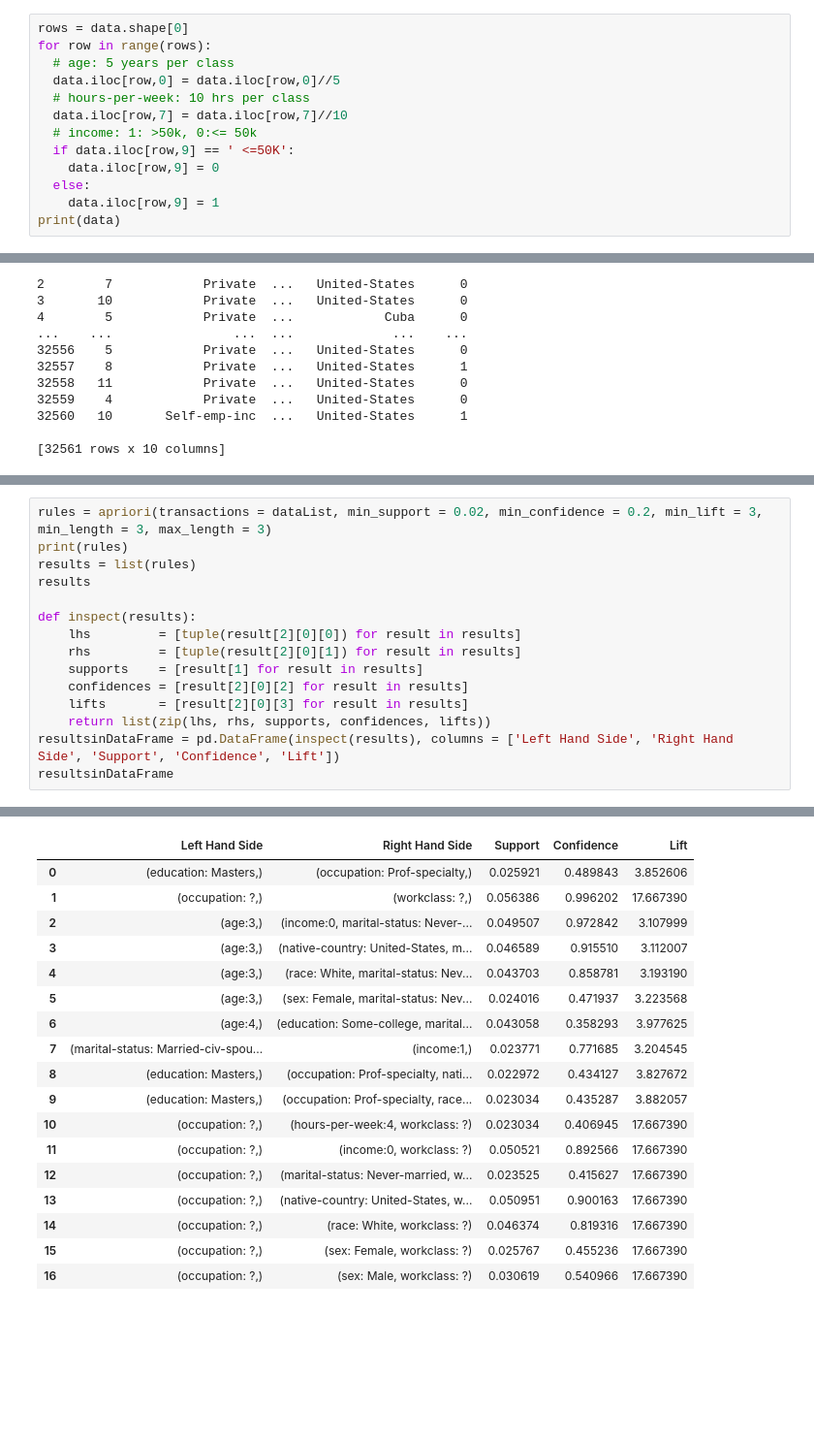
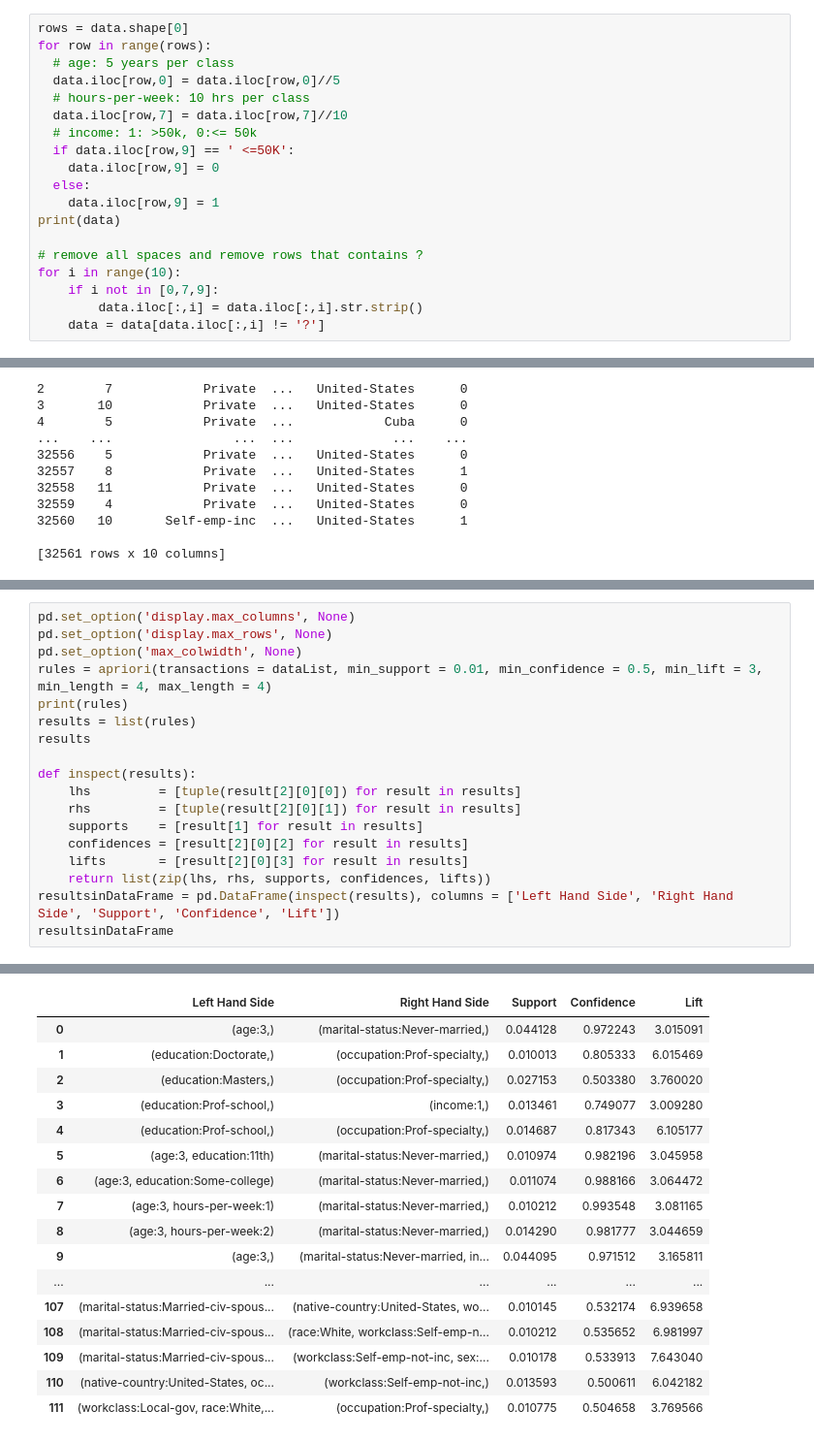
Before and after one commit to xid2019/676-project, a Jupyter notebook: association_rules.ipynb, the cells around one changed output, grey strips where cells are left out. Shown at 97% size. Cells and saved outputs as stored; diff of their text form; blank space fills up the shorter version.

Commit message:
pick out some interesting association rules

```diff
--- a/association_rules.ipynb
+++ b/association_rules.ipynb
@@ -35,6 +35,12 @@ for row in range(rows):
   else:
     data.iloc[row,9] = 1
 print(data)
+
+# remove all spaces and remove rows that contains ?
+for i in range(10):
+    if i not in [0,7,9]:
+        data.iloc[:,i] = data.iloc[:,i].str.strip()
+    data = data[data.iloc[:,i] != '?']
 # %% [output]
        age          workclass  ...  native-country income
 0        7          State-gov  ...   United-States      0
@@ -81,35 +87,37 @@ print(dataList[0:10])
 # %%
-rules = apriori(transactions = dataList, min_support = 0.02, min_confidence = 0.2, min_lift = 3, min_length = 3, max_length = 3)
+pd.set_option('display.max_columns', None)
+pd.set_option('display.max_rows', None)
+pd.set_option('max_colwidth', None)
+rules = apriori(transactions = dataList, min_support = 0.01, min_confidence = 0.5, min_lift = 3, min_length = 4, max_length = 4)
 print(rules)
 results = list(rules)
 results
 
 def inspect(results):
     lhs         = [tuple(result[2][0][0]) for result in results]
     rhs         = [tuple(result[2][0][1]) for result in results]
     supports    = [result[1] for result in results]
     confidences = [result[2][0][2] for result in results]
     lifts       = [result[2][0][3] for result in results]
     return list(zip(lhs, rhs, supports, confidences, lifts))
 resultsinDataFrame = pd.DataFrame(inspect(results), columns = ['Left Hand Side', 'Right Hand Side', 'Support', 'Confidence', 'Lift'])
 resultsinDataFrame
 # %% [output]
 <generator object apriori at 0x...>
 |  | Left Hand Side | Right Hand Side | Support | Confidence | Lift |
-| 0 | (education: Masters,) | (occupation: Prof-specialty,) | 0.025921 | 0.489843 | 3.852606 |
-| 1 | (occupation: ?,) | (workclass: ?,) | 0.056386 | 0.996202 | 17.667390 |
-| 2 | (age:3,) | (income:0, marital-status: Never-... | 0.049507 | 0.972842 | 3.107999 |
-| 3 | (age:3,) | (native-country: United-States, m... | 0.046589 | 0.915510 | 3.112007 |
-| 4 | (age:3,) | (race: White, marital-status: Nev... | 0.043703 | 0.858781 | 3.193190 |
-| 5 | (age:3,) | (sex: Female, marital-status: Nev... | 0.024016 | 0.471937 | 3.223568 |
-| 6 | (age:4,) | (education: Some-college, marital... | 0.043058 | 0.358293 | 3.977625 |
-| 7 | (marital-status: Married-civ-spou... | (income:1,) | 0.023771 | 0.771685 | 3.204545 |
-| 8 | (education: Masters,) | (occupation: Prof-specialty, nati... | 0.022972 | 0.434127 | 3.827672 |
-| 9 | (education: Masters,) | (occupation: Prof-specialty, race... | 0.023034 | 0.435287 | 3.882057 |
-| 10 | (occupation: ?,) | (hours-per-week:4, workclass: ?) | 0.023034 | 0.406945 | 17.667390 |
-| 11 | (occupation: ?,) | (income:0, workclass: ?) | 0.050521 | 0.892566 | 17.667390 |
-| 12 | (occupation: ?,) | (marital-status: Never-married, w... | 0.023525 | 0.415627 | 17.667390 |
-| 13 | (occupation: ?,) | (native-country: United-States, w... | 0.050951 | 0.900163 | 17.667390 |
-| 14 | (occupation: ?,) | (race: White, workclass: ?) | 0.046374 | 0.819316 | 17.667390 |
-| 15 | (occupation: ?,) | (sex: Female, workclass: ?) | 0.025767 | 0.455236 | 17.667390 |
-| 16 | (occupation: ?,) | (sex: Male, workclass: ?) | 0.030619 | 0.540966 | 17.667390 |
+| 0 | (age:3,) | (marital-status:Never-married,) | 0.044128 | 0.972243 | 3.015091 |
+| 1 | (education:Doctorate,) | (occupation:Prof-specialty,) | 0.010013 | 0.805333 | 6.015469 |
+| 2 | (education:Masters,) | (occupation:Prof-specialty,) | 0.027153 | 0.503380 | 3.760020 |
+| 3 | (education:Prof-school,) | (income:1,) | 0.013461 | 0.749077 | 3.009280 |
+| 4 | (education:Prof-school,) | (occupation:Prof-specialty,) | 0.014687 | 0.817343 | 6.105177 |
+| 5 | (age:3, education:11th) | (marital-status:Never-married,) | 0.010974 | 0.982196 | 3.045958 |
+| 6 | (age:3, education:Some-college) | (marital-status:Never-married,) | 0.011074 | 0.988166 | 3.064472 |
+| 7 | (age:3, hours-per-week:1) | (marital-status:Never-married,) | 0.010212 | 0.993548 | 3.081165 |
+| 8 | (age:3, hours-per-week:2) | (marital-status:Never-married,) | 0.014290 | 0.981777 | 3.044659 |
+| 9 | (age:3,) | (marital-status:Never-married, in... | 0.044095 | 0.971512 | 3.165811 |
+| ... | ... | ... | ... | ... | ... |
+| 107 | (marital-status:Married-civ-spous... | (native-country:United-States, wo... | 0.010145 | 0.532174 | 6.939658 |
+| 108 | (marital-status:Married-civ-spous... | (race:White, workclass:Self-emp-n... | 0.010212 | 0.535652 | 6.981997 |
+| 109 | (marital-status:Married-civ-spous... | (workclass:Self-emp-not-inc, sex:... | 0.010178 | 0.533913 | 7.643040 |
+| 110 | (native-country:United-States, oc... | (workclass:Self-emp-not-inc,) | 0.013593 | 0.500611 | 6.042182 |
+| 111 | (workclass:Local-gov, race:White,... | (occupation:Prof-specialty,) | 0.010775 | 0.504658 | 3.769566 |
```
Also changed, not shown: parts of 2 cells of this notebook, 1 other file.
